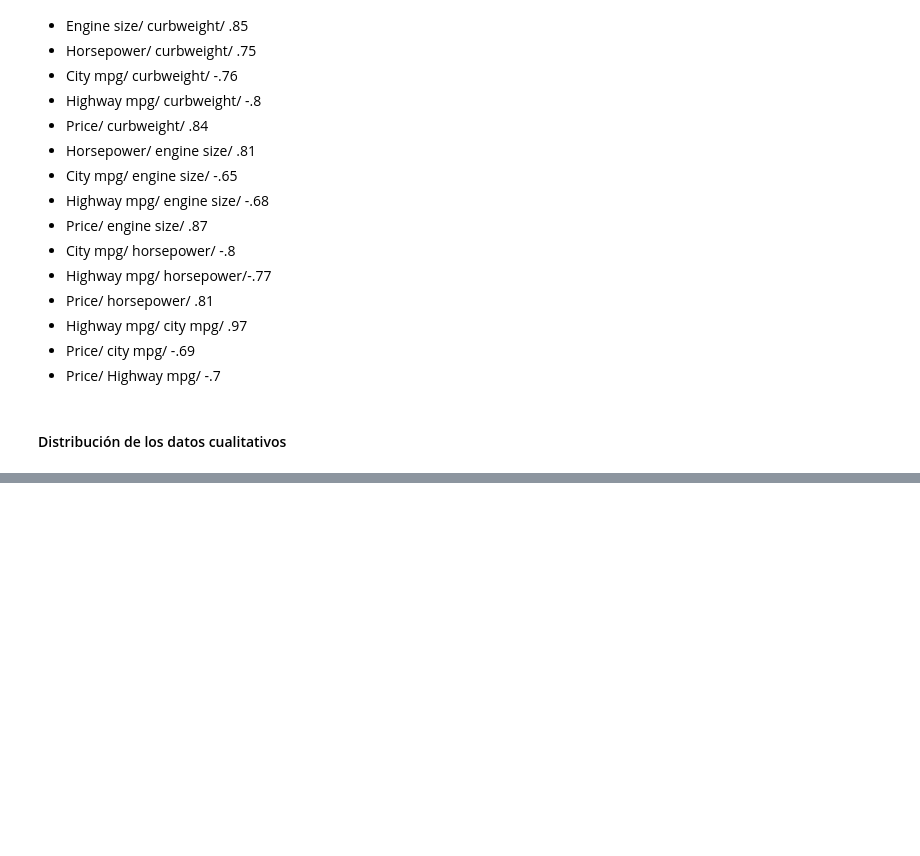
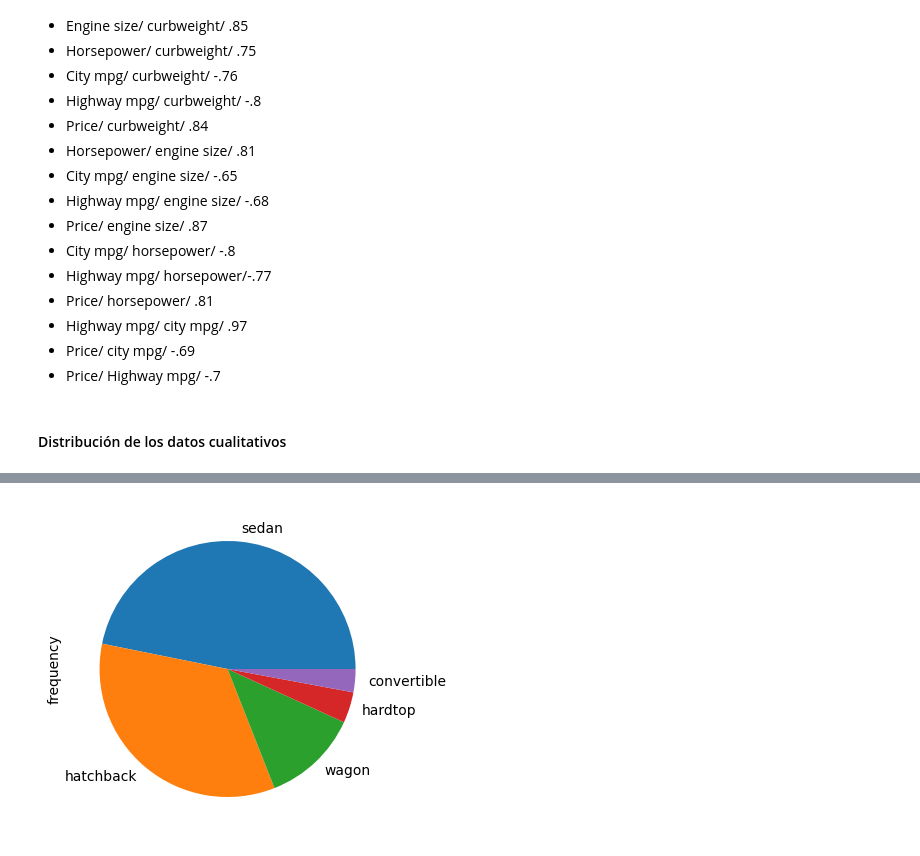
Before and after one commit to fedemedina72/PortafolioTC3006C, a Jupyter notebook: Modulo1/LimpiezaDatos.ipynb, the cells around one changed output, grey strips where cells are left out. Cells and saved outputs as stored; diff of their text form; code cells hidden in the pictures; blank space fills up the shorter version.

```diff
--- a/Modulo1/LimpiezaDatos.ipynb
+++ b/Modulo1/LimpiezaDatos.ipynb
@@ -338,0 +357,7 @@ Una vez viendo los gráficos, encontramos que hay algunos valores que tienen alt
+# %%
+fig, ax = plt.subplots()
+
+df['carbody'].value_counts().plot(ax=ax, kind='pie', xlabel='carbody', ylabel='frequency')
+plt.show()
+# %% [output]
+[figure, added]
```
Also changed, not shown: parts of 11 cells of this notebook.
